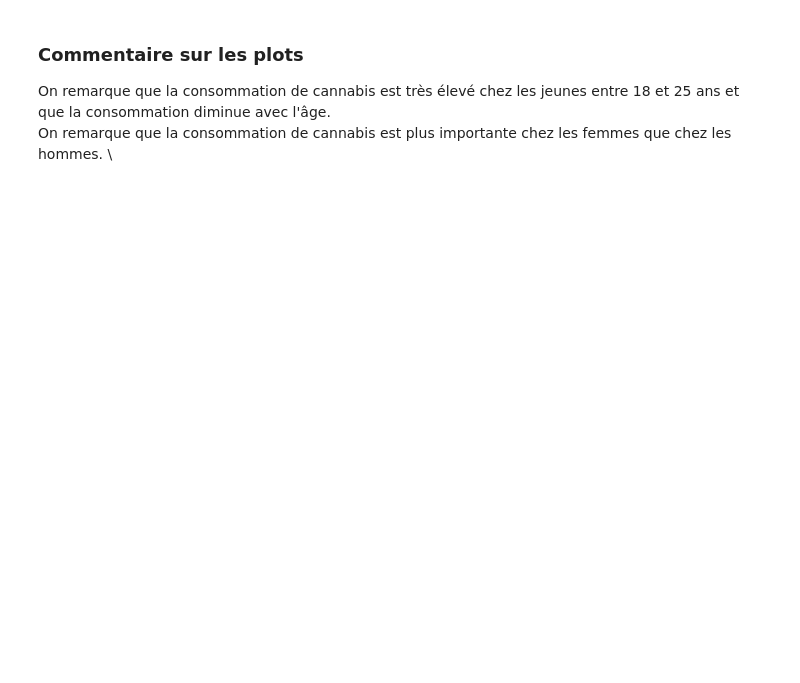
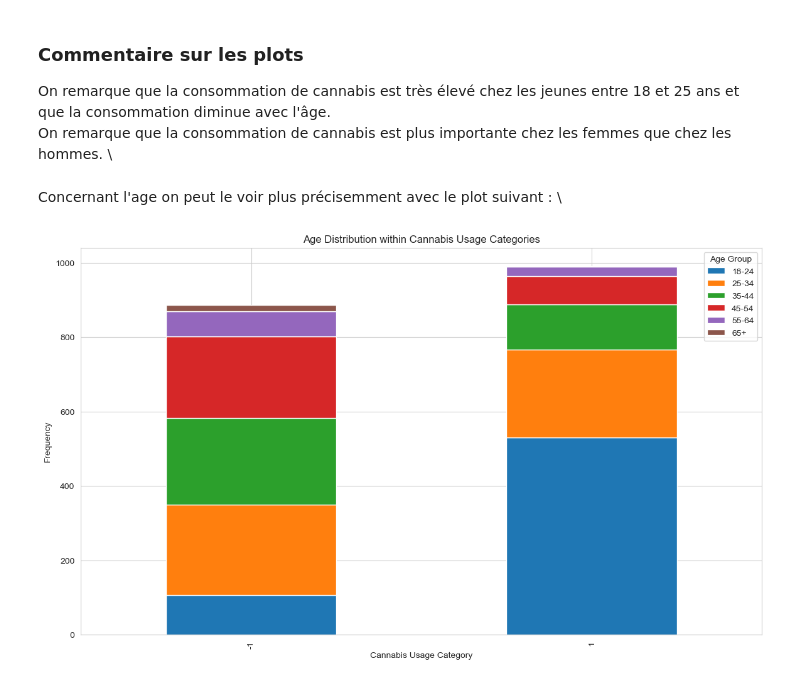
Before and after one commit to BPMazino/drug-consumption, a Jupyter notebook: visualisation_des_donnees.ipynb, the cells around one changed output. Cells and saved outputs as stored; diff of their text form; code cells hidden in the pictures; blank space fills up the shorter version.

```diff
--- a/visualisation_des_donnees.ipynb
+++ b/visualisation_des_donnees.ipynb
@@ -535,6 +565,24 @@ for col in df_cannabis.columns[:-1]:
 
 On remarque que la consommation de cannabis est très élevé chez les jeunes entre 18 et 25 ans et que la consommation diminue avec l'âge. \
 On remarque que la consommation de cannabis est plus importante chez les femmes que chez les hommes. \
+# %% [markdown]
+Concernant l'age on peut le voir plus précisemment avec le plot suivant : \
+# %%
+# Basic statistics for age distribution among cannabis users
+# Since age is a categorical variable, we'll just get the frequency count for each category
+age_distribution = df_cannabis.groupby("cannabis")["age"].value_counts().unstack()
+# Set the aesthetic style of the plots
+sns.set_style("whitegrid")
+
+# Plot for age distribution within each cannabis usage category
+age_distribution.plot(kind="bar", figsize=(14, 8), stacked=True)
+plt.title("Age Distribution within Cannabis Usage Categories")
+plt.xlabel("Cannabis Usage Category")
+plt.ylabel("Frequency")
+plt.legend(title="Age Group")
+plt.show()
+# %% [output]
+[figure, added]
 # %%
 def prepare_percentage_data(df, column, group_col):
     """
```
Also changed, not shown: parts of 8 cells of this notebook, 1 other file.
